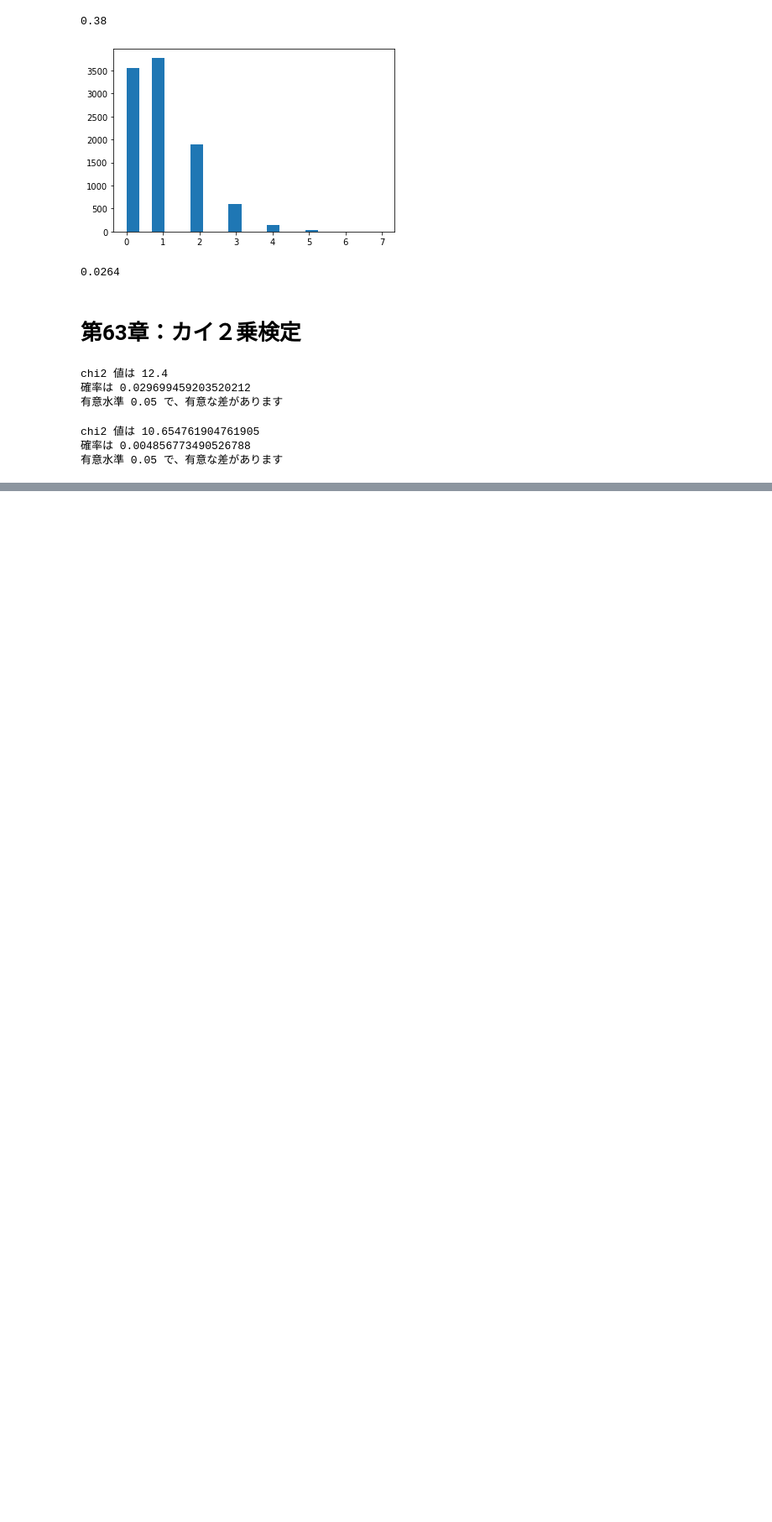
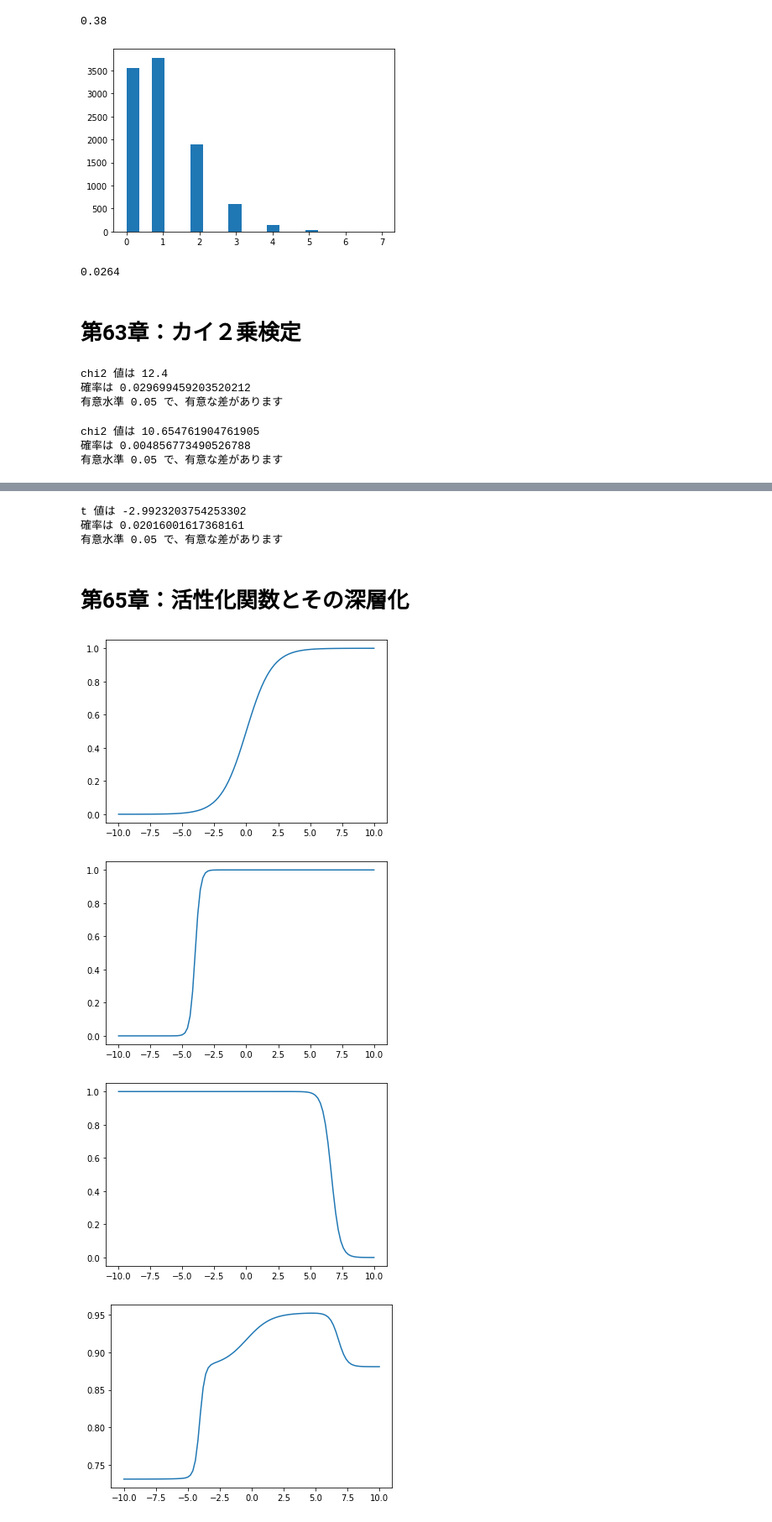
Before and after one commit to maskot1977/ComputerExercises2022, a Jupyter notebook: 11月29日講義分.ipynb, the cells around one changed output, grey strips where cells are left out. Shown at 84% size. Drawn from its saved outputs; the diff is of its cells as text; code cells hidden in the pictures; blank space fills up the shorter version.

```diff
--- a/11月29日講義分.ipynb
+++ b/11月29日講義分.ipynb
@@ -345,0 +369,48 @@ chi2 値は 10.654761904761905
+# %%
+import scipy as sp # 科学計算ライブラリ
+from scipy import stats # 統計計算ライブラリ
+# 対応のあるt検定
+significance = 0.05
+X = [68, 75, 80, 71, 73, 79, 69, 65]
+Y = [86, 83, 76, 81, 75, 82, 87, 75]
+
+t, p = stats.ttest_rel(X, Y)
+
+print('t 値は %(t)s' %locals())
+print('確率は %(p)s' %locals())
+
+if p < significance:
+    print('有意水準 %(significance)s で、有意な差があります' %locals())
+else:
+    print('有意水準 %(significance)s で、有意な差がありません' %locals())
+# %% [output]
+t 値は -2.9923203754253302
+確率は 0.02016001617368161
+有意水準 0.05 で、有意な差があります
+# %% [markdown]
+# 第65章：活性化関数とその深層化
+# %%
+sigmoid = lambda x: 1/(1 + np.exp(-x))
+relu = lambda x: np.maximum(0, x)
+tanh = lambda x: (np.exp(x) - np.exp(-x)) / (np.exp(x) + np.exp(-x))
+# %%
+import matplotlib.pyplot as plt
+import numpy as np
+
+activation = sigmoid
+f1 = lambda x: activation(x)
+f2 = lambda x: activation(5 * x + 20)
+f3 = lambda x: activation(-3 * x + 20)
+g1 = lambda x: activation(f1(x) + f2(x) + f3(x))
+g2 = lambda x: activation(f1(x) - 10 * f2(x) + 6 * f3(x) + 5)
+h = lambda x: activation(3 * g1(x) + 2 * g2(x) - 1)
+x_observed = np.linspace(-10, 10, 101)
+
+for func in [f1, f2, f3, g1, g2, h]:
+    plt.plot(x_observed, func(x_observed))
+    plt.show()
+# %% [output]
+[figure, added]
+[figure, added]
+[figure, added]
+[figure, added]
```
Also changed, not shown: parts of 3 cells of this notebook.
